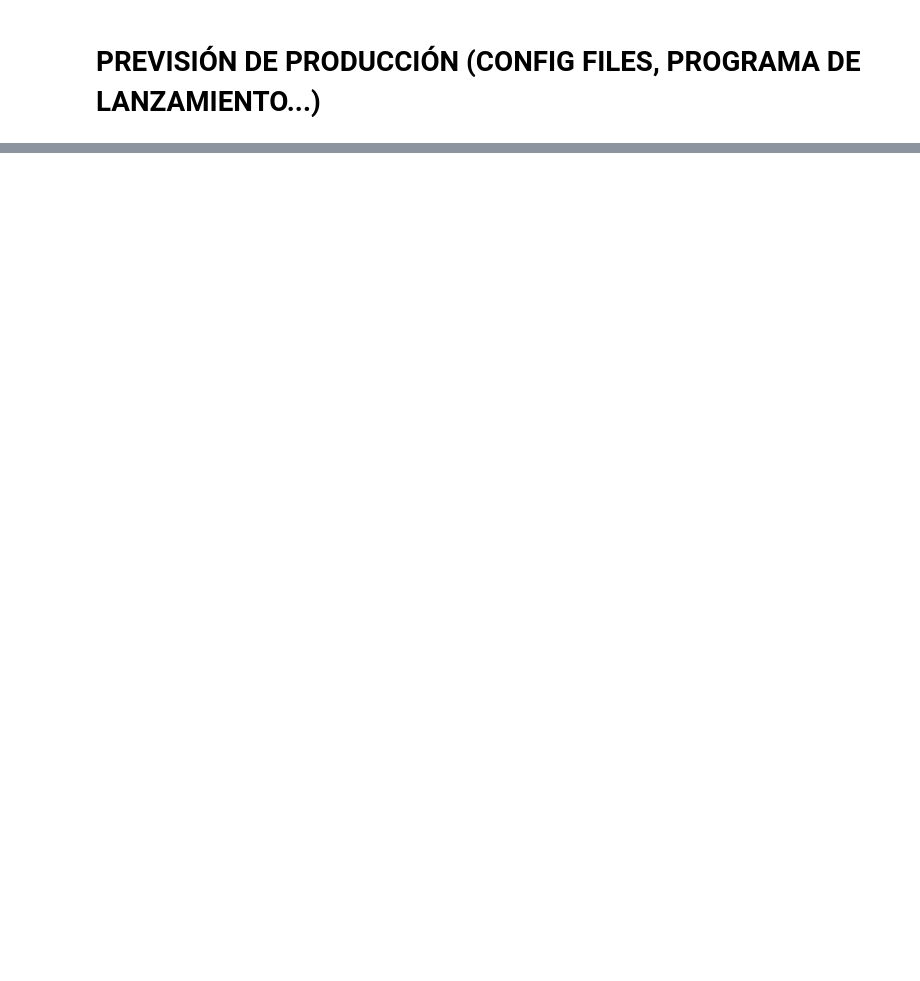
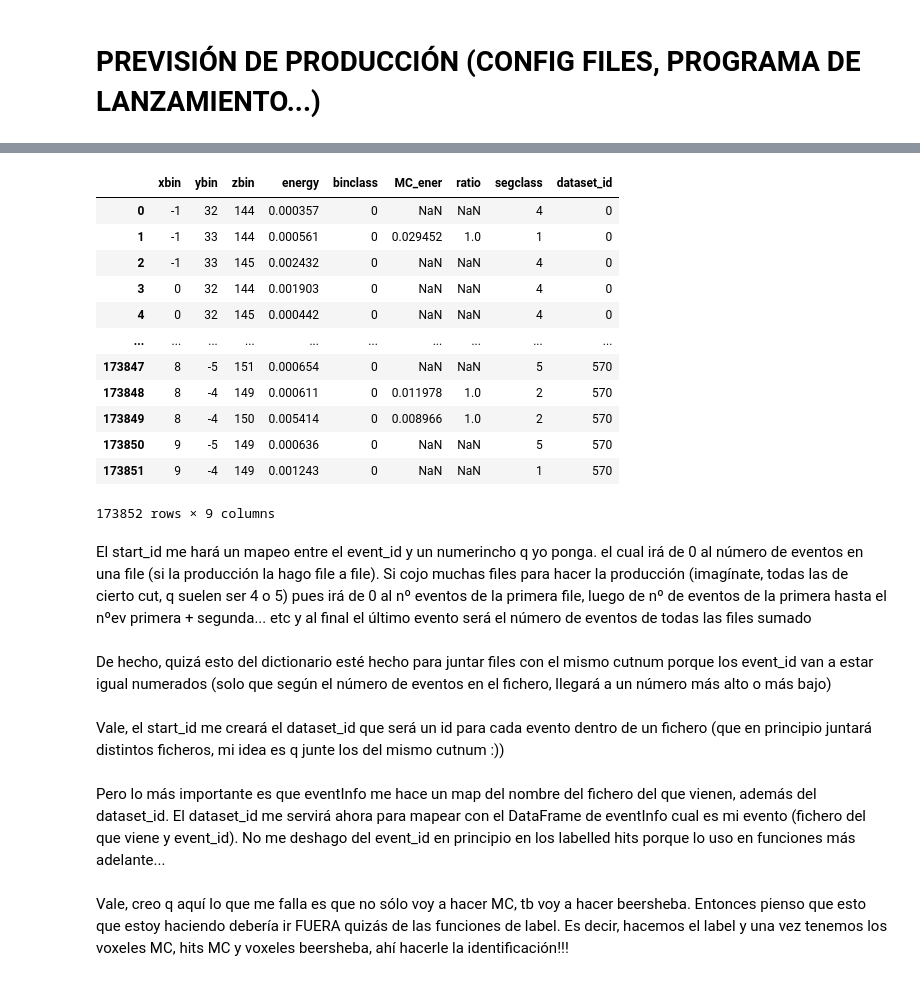
Before and after one commit to martinperezmaneiro/data_labelling, a Jupyter notebook: examples/example_final_labelling.ipynb, the cells around one changed output, grey strips where cells are left out. Drawn from its saved outputs; the diff is of its cells as text; code cells hidden in the pictures; blank space fills up the shorter version.

```diff
--- a/examples/example_final_labelling.ipynb
+++ b/examples/example_final_labelling.ipynb
@@ -21,7 +24,8 @@ from utils.plotting_utils import plot_cloud_voxels, plot_cloud_voxels_and_hits,
 Junto todo en una función y pruebo el resultado
 # %%
 cutnum, num = '24', '6206'
-directory   = '/Users/mperez/NEXT/bersh_prod/prod_example/Tl208_NEW_v1_03_01_nexus_v5_03_04_cut{cut}.beersheba_{num}.root.h5'.format(cut = cutnum, num = num)
+directory_temp   = '/Users/mperez/NEXT/bersh_prod/prod_example/Tl208_NEW_v1_03_01_nexus_v5_03_04_cut{cut}.beersheba_{num}.root.h5'
+directory = directory_temp.format(cut = cutnum, num = num)
 
 total_size  = (440, 440, 550)
 voxel_size  = (5, 5, 2) #equivalent to step
@@ -420,0 +610,2 @@ sys.argv[0]
+# %%
+out_file = '/Users/mperez/NEXT/data_labelling/examples/prueba.h5'
@@ -420,0 +634,2 @@ sys.argv[0]
+# %%
+dio.load_dst(out_file, 'DATASET', 'EventsInfo')
@@ -420,0 +650,26 @@ sys.argv[0]
+# %%
+dio.load_dst(out_file, 'DATASET', 'BeershebaVoxels')
+# %% [output]
+|  | xbin | ybin | zbin | energy | binclass | MC_ener | ratio | segclass | dataset_id |
+| 0 | -1 | 32 | 144 | 0.000357 | 0 | NaN | NaN | 4 | 0 |
+| 1 | -1 | 33 | 144 | 0.000561 | 0 | 0.029452 | 1.0 | 1 | 0 |
+| 2 | -1 | 33 | 145 | 0.002432 | 0 | NaN | NaN | 4 | 0 |
+| 3 | 0 | 32 | 144 | 0.001903 | 0 | NaN | NaN | 4 | 0 |
+| 4 | 0 | 32 | 145 | 0.000442 | 0 | NaN | NaN | 4 | 0 |
+| ... | ... | ... | ... | ... | ... | ... | ... | ... | ... |
+| 173847 | 8 | -5 | 151 | 0.000654 | 0 | NaN | NaN | 5 | 570 |
+| 173848 | 8 | -4 | 149 | 0.000611 | 0 | 0.011978 | 1.0 | 2 | 570 |
+| 173849 | 8 | -4 | 150 | 0.005414 | 0 | 0.008966 | 1.0 | 2 | 570 |
+| 173850 | 9 | -5 | 149 | 0.000636 | 0 | NaN | NaN | 5 | 570 |
+| 173851 | 9 | -4 | 149 | 0.001243 | 0 | NaN | NaN | 1 | 570 |
+173852 rows × 9 columns
+# %% [markdown]
+El start_id me hará un mapeo entre el event_id y un numerincho q yo ponga. el cual irá de 0 al número de eventos en una file (si la producción la hago file a file). Si cojo muchas files para hacer la producción (imagínate, todas las de cierto cut, q suelen ser 4 o 5) pues irá de 0 al nº eventos de la primera file, luego de nº de eventos de la primera hasta el nºev primera + segunda... etc y al final el último evento será el número de eventos de todas las files sumado
+# %% [markdown]
+De hecho, quizá esto del dictionario esté hecho para juntar files con el mismo cutnum porque los event_id van a estar igual numerados (solo que según el número de eventos en el fichero, llegará a un número más alto o más bajo)
+# %% [markdown]
+Vale, el start_id me creará el dataset_id que será un id para cada evento dentro de un fichero (que en principio juntará distintos ficheros, mi idea es q junte los del mismo cutnum :))
+# %% [markdown]
+Pero lo más importante es que eventInfo me hace un map del nombre del fichero del que vienen, además del dataset_id. El dataset_id me servirá ahora para mapear con el DataFrame de eventInfo cual es mi evento (fichero del que viene y event_id). No me deshago del event_id en principio en los labelled hits porque lo uso en funciones más adelante...
+# %% [markdown]
+Vale, creo q aquí lo que me falla es que no sólo voy a hacer MC, tb voy a hacer beersheba. Entonces pienso que esto que estoy haciendo debería ir FUERA quizás de las funciones de label. Es decir, hacemos el label y una vez tenemos los voxeles MC, hits MC y voxeles beersheba, ahí hacerle la identificación!!!
```
Also changed, not shown: parts of 33 cells of this notebook.
